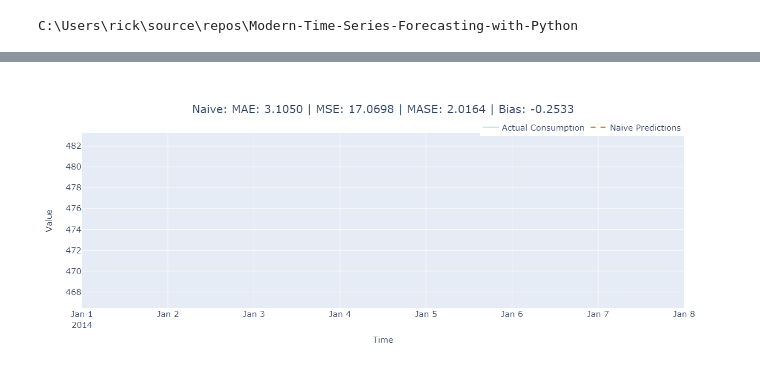
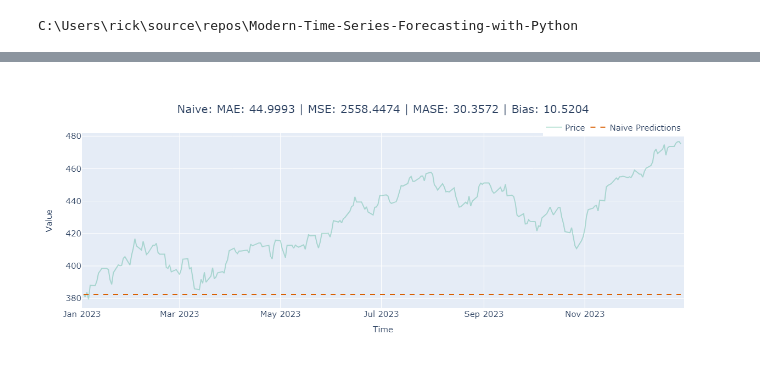
Before and after one commit to ricksiple/Modern-Time-Series-Forecasting-with-Python, a Jupyter notebook: notebooks/Chapter04/Work-02.ipynb, the cells around one changed output, grey strips where cells are left out. Saved outputs shown, nothing was run; the diff lists cells and outputs as text; code cells hidden in the pictures.

```diff
--- a/notebooks/Chapter04/Work-02.ipynb
+++ b/notebooks/Chapter04/Work-02.ipynb
@@ -11,8 +11,8 @@ df.head()
 
 #df["date"]
 
-df_train = df[:pd.Timestamp('2024-01-01')]
-df_test = df[pd.Timestamp('2024-01-01'):]
+df_train = df[:pd.Timestamp('2022-12-31')]
+df_test = df[pd.Timestamp('2023-01-01'):pd.Timestamp('2023-12-31')]
 # %%
 from darts import TimeSeries
 
@@ -64,7 +101,7 @@ def plot_forecast(pred_df, forecast_columns, forecast_display_names=None):
     fig = go.Figure()
     fig.add_trace(go.Scatter(x=pred_df[mask].index, y=pred_df[mask].price,
                         mode='lines', line = dict(color=act_color.replace("<alpha>", "0.3")),
-                        name='Actual Consumption'))
+                        name='Price'))
     for col, display_col in zip(forecast_columns,forecast_display_names):
         fig.add_trace(go.Scatter(x=pred_df[mask].index, y=pred_df.loc[mask, col],
                             mode='lines', line = dict(dash=next(dash_types), color=next(colors).replace("<alpha>", "1")),
@@ -119,9 +156,13 @@ y_pred, metrics = eval_model(naive_model, ts_train, ts_test)
 y_pred = format_y_pred(y_pred, "naive_predictions")
 pred_df = pred_df.join(y_pred)
 
+pred_df = pred_df.dropna()
+
+#pred_df.plot(figsize=(12,5))
+
 fig = plot_forecast(pred_df, forecast_columns=["naive_predictions"], forecast_display_names=['Naive Predictions'])
 fig = format_plot(fig, title=f"Naive: MAE: {metrics['MAE']:.4f} | MSE: {metrics['MSE']:.4f} | MASE: {metrics['MASE']:.4f} | Bias: {metrics['Forecast Bias']:.4f}")
-fig.update_xaxes(type="date", range=["2014-01-01", "2014-01-08"])
-fig.write_image("imgs/chapter_4/naive.png")
+fig.update_xaxes(type="date", range=["2023-01-01", "2023-12-31"])
+#fig.write_image("imgs/chapter_4/naive.png")
 fig.show()
 # %% [output]
@@ -129 +169 @@ fig.show()
-[figure, old version]
+[figure, new version]
```
Also changed, not shown: parts of 5 cells of this notebook.
